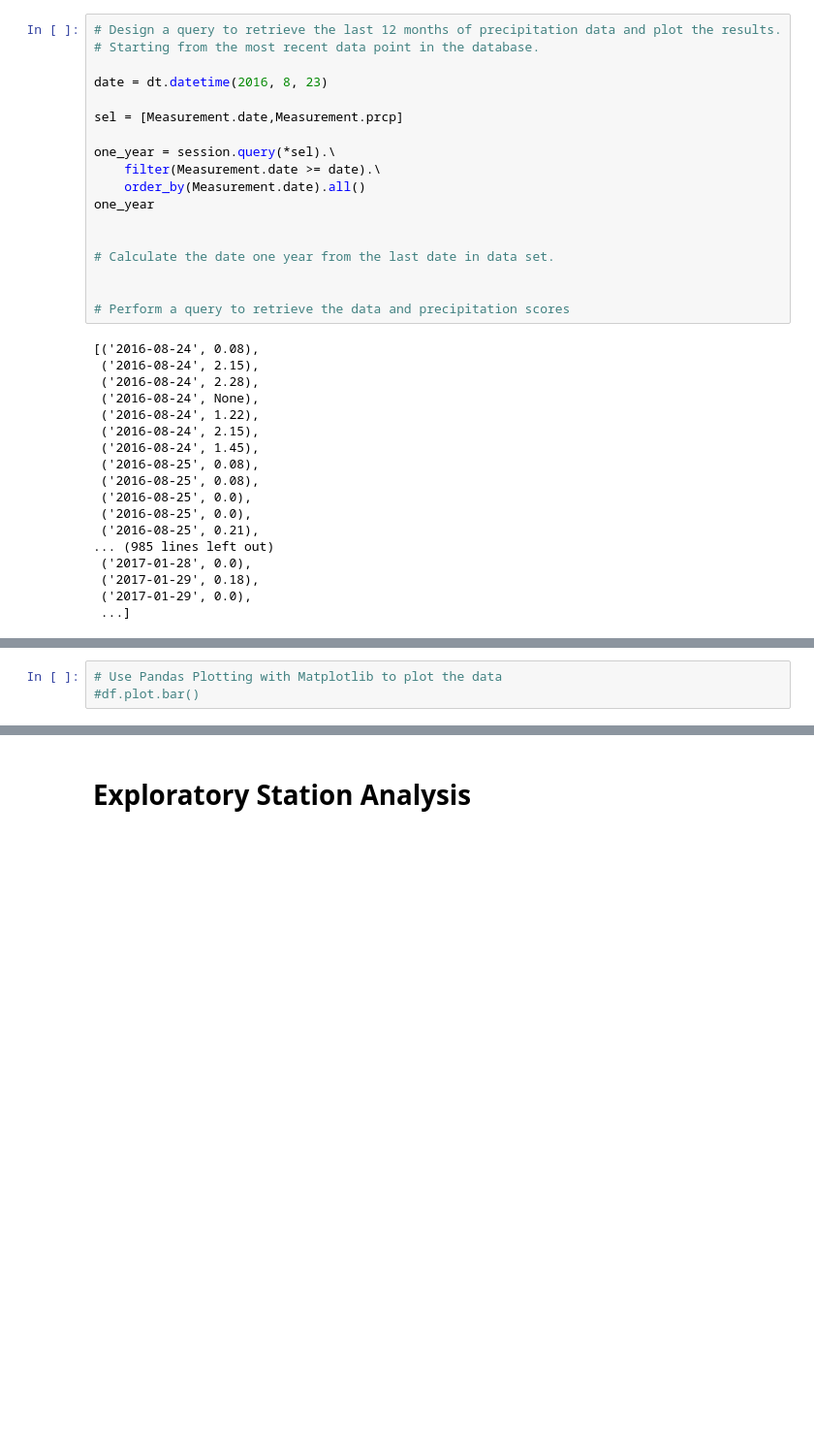
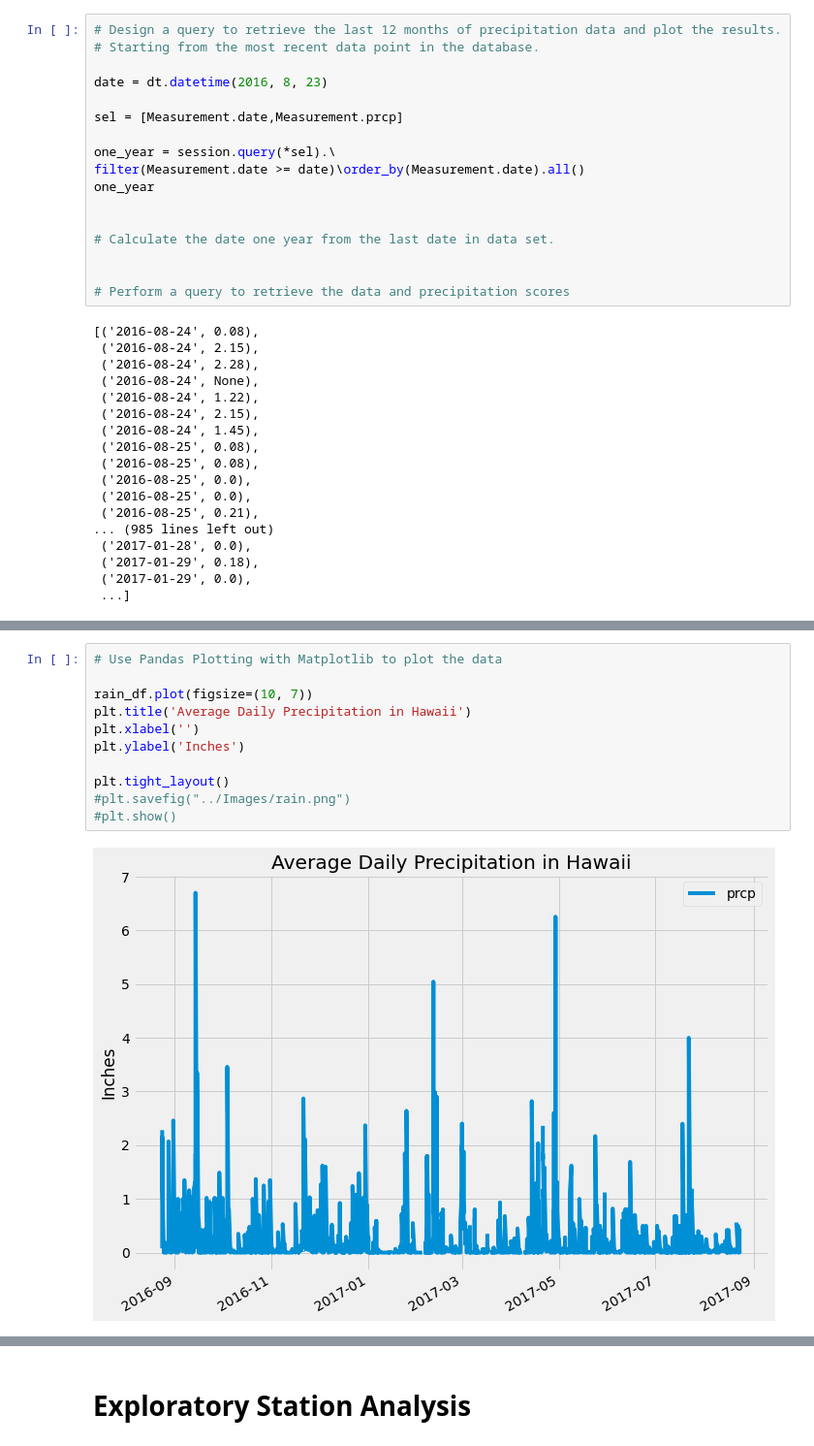
Before and after one commit to norojordan/sqlalchemy-challenge, a Jupyter notebook: climate_starter.ipynb, the cells around one changed output, grey strips where cells are left out. Shown at 97% size. Saved outputs shown, nothing was run; the diff lists cells and outputs as text; blank space fills up the shorter version.

```diff
--- a/climate_starter.ipynb
+++ b/climate_starter.ipynb
@@ -101,8 +82,7 @@ date = dt.datetime(2016, 8, 23)
 sel = [Measurement.date,Measurement.prcp]
 
 one_year = session.query(*sel).\
-    filter(Measurement.date >= date).\
-    order_by(Measurement.date).all()
+filter(Measurement.date >= date)\order_by(Measurement.date).all()
 one_year
 
 
@@ -155,9 +135,19 @@ date
 2017-08-23  0.45
 
 [2223 rows x 1 columns]
-# %%
-# Use Pandas Plotting with Matplotlib to plot the data
-#df.plot.bar()
+# %%
+# Use Pandas Plotting with Matplotlib to plot the data
+
+rain_df.plot(figsize=(10, 7))
+plt.title('Average Daily Precipitation in Hawaii')
+plt.xlabel('')
+plt.ylabel('Inches')
+
+plt.tight_layout()
+#plt.savefig("../Images/rain.png")
+#plt.show()
+# %% [output]
+[figure, added]
 # %%
 # Use Pandas to calcualte the summary statistics for the precipitation data
 df.describe()
```
Also changed, not shown: parts of 10 cells of this notebook.
